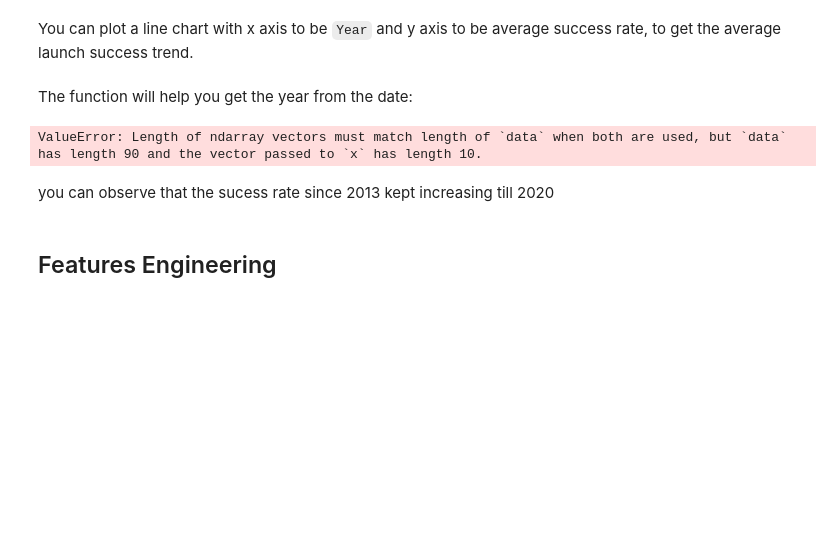
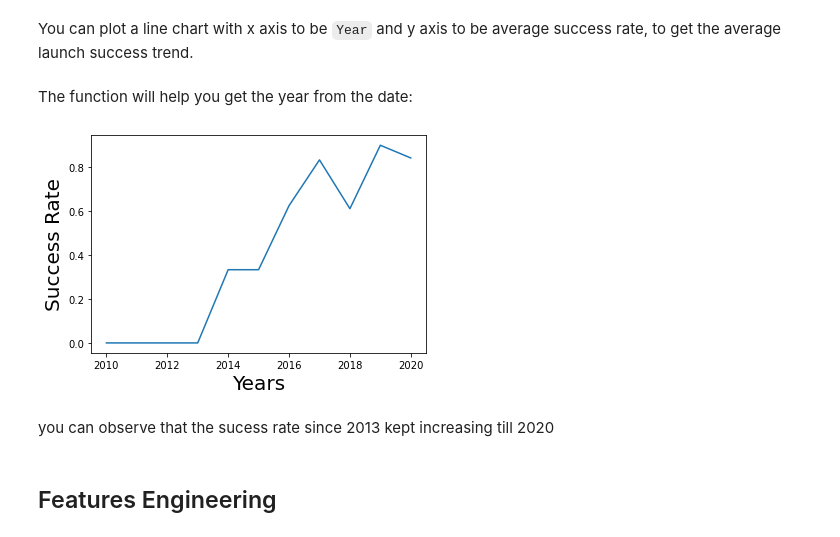
Before and after one commit to paverama/CourseraCapstone, a Jupyter notebook: jupyter-labs-eda-dataviz.ipynb, the cells around one changed output. Cells and saved outputs as stored; diff of their text form; code cells hidden in the pictures; blank space fills up the shorter version.

```diff
--- a/jupyter-labs-eda-dataviz.ipynb
+++ b/jupyter-labs-eda-dataviz.ipynb
@@ -170,14 +170,13 @@ def Extract_year(date):
     return year
 # %%
 # Plot a line chart with x axis to be the extracted year and y axis to be the success rate
-df1=pd.DataFrame(Extract_year(df['Date']),columns =['year'])
-df1['Class']=df['Class']
-sns.lineplot(data=df1, x=np.unique(Extract_year(df['Date'])), y=df1.groupby('year')['Class'].mean())
-plt.xlabel("Year", fontsize=20)
-plt.ylabel("Success Rate", fontsize=20)
+df['Year'] = pd.DataFrame(Extract_year(df['Date'])).astype('int')
+sns.lineplot(x = df['Year'].unique() , y = df.groupby(['Year'])['Class'].mean())
+plt.xlabel("Years",fontsize=20)
+plt.ylabel("Success Rate",fontsize=20)
 plt.show()
 # %% [output]
-ValueError: Length of ndarray vectors must match length of `data` when both are used, but `data` has length 90 and the vector passed to `x` has length 10.
+[figure, added]
 # %% [markdown]
 you can observe that the sucess rate since 2013 kept increasing till 2020
 # %% [markdown]
```
Also changed, not shown: parts of 4 cells of this notebook.
